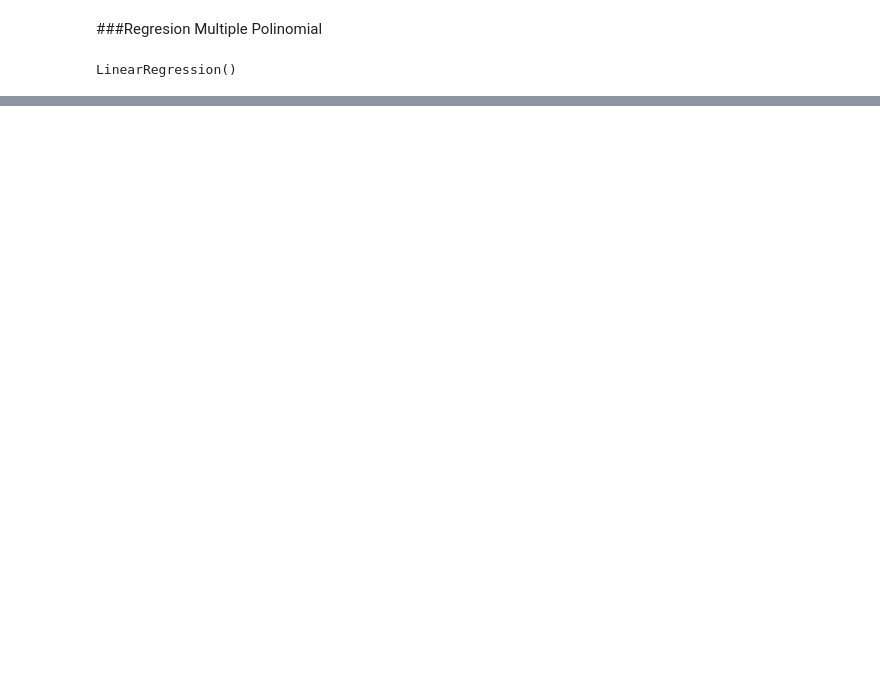
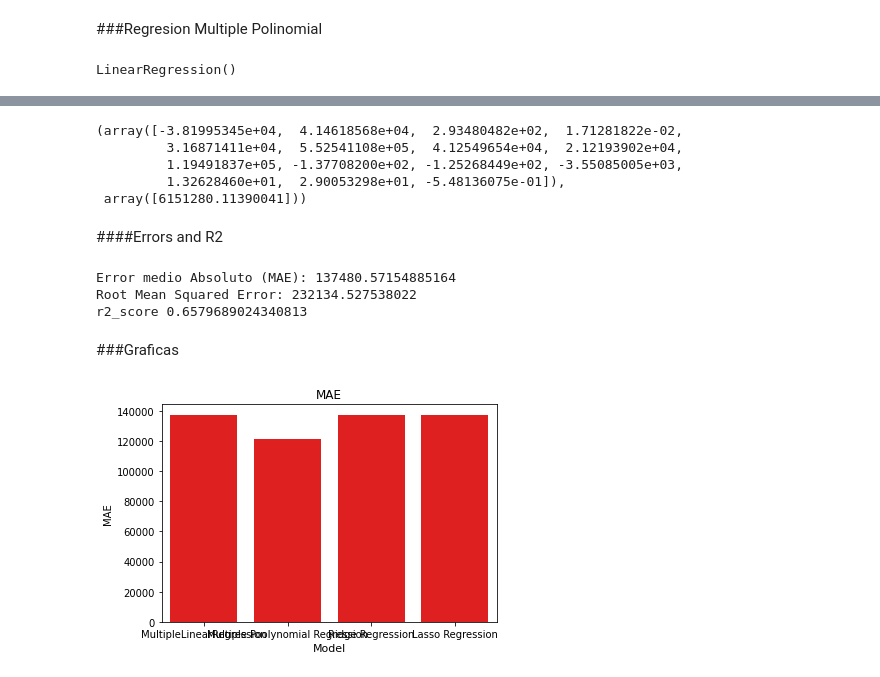
Before and after one commit to PosgradoMNA/actividades-de-aprendizaje-rafaelsangarcia, a Jupyter notebook: Semana9/Actividad/Regresion_lineal_polinomial_A01182780.ipynb, the cells around one changed output, grey strips where cells are left out. Cells and saved outputs as stored; diff of their text form; code cells hidden in the pictures; blank space fills up the shorter version.

```diff
--- a/Semana9/Actividad/Regresion_lineal_polinomial_A01182780.ipynb
+++ b/Semana9/Actividad/Regresion_lineal_polinomial_A01182780.ipynb
@@ -819,0 +931,11 @@ LinearRegression()
+# %%
+from sklearn import metrics
+from sklearn.metrics import r2_score
+
+print('Error medio Absoluto (MAE):', metrics.mean_absolute_error(y_test, yhat_Ridge_reg))
+print('Root Mean Squared Error:', np.sqrt(metrics.mean_squared_error(y_test, yhat_Ridge_reg)))
+print('r2_score',r2_score(y_test, yhat_Ridge_reg))
+listErrors.append({"Model": "Ridge Regression",
+                      "MAE":metrics.mean_absolute_error(y_test, yhat_Ridge_reg),
+                      "RMSE":np.sqrt(metrics.mean_squared_error(y_test, yhat_Ridge_reg)),
+                      "R2":r2_score(y_test, yhat_Ridge_reg)} )
@@ -819,0 +948,5 @@ LinearRegression()
+# %%
+from sklearn.linear_model import Lasso
+
+lasso_reg = Lasso(fit_intercept=True)
+lasso_reg.fit(X_train, y_train)
@@ -819,0 +957,39 @@ LinearRegression()
+# %%
+lasso_reg.coef_, lasso_reg.intercept_
+# %% [output]
+(array([-3.81995345e+04,  4.14618568e+04,  2.93480482e+02,  1.71281822e-02,
+         3.16871411e+04,  5.52541108e+05,  4.12549654e+04,  2.12193902e+04,
+         1.19491837e+05, -1.37708200e+02, -1.25268449e+02, -3.55085005e+03,
+         1.32628460e+01,  2.90053298e+01, -5.48136075e-01]),
+ array([6151280.11390041]))
+# %% [markdown]
+####Errors and R2
+# %%
+yhat_Lasso_reg = lasso_reg.predict(X_test)
+# %%
+from sklearn import metrics
+from sklearn.metrics import r2_score
+
+print('Error medio Absoluto (MAE):', metrics.mean_absolute_error(y_test, yhat_Lasso_reg))
+print('Root Mean Squared Error:', np.sqrt(metrics.mean_squared_error(y_test, yhat_Lasso_reg)))
+print('r2_score',r2_score(y_test, yhat_Lasso_reg))
+listErrors.append({"Model": "Lasso Regression",
+                      "MAE":metrics.mean_absolute_error(y_test, yhat_Lasso_reg),
+                      "RMSE":np.sqrt(metrics.mean_squared_error(y_test, yhat_Lasso_reg)),
+                      "R2":r2_score(y_test, yhat_Lasso_reg)} )
+# %% [output]
+Error medio Absoluto (MAE): 137480.57154885164
+Root Mean Squared Error: 232134.527538022
+r2_score 0.6579689024340813
+# %% [markdown]
+###Graficas
+# %%
+import matplotlib.pyplot as plt
+import seaborn as sns
+
+df_listErrors = pd.DataFrame(listErrors)
+sns.barplot(data=df_listErrors, x='Model', y='MAE',  color = 'Red').set(title="MAE")
+plt.xlabel('Model', fontsize=11)
+plt.show()
+# %% [output]
+[figure, added]
```
Also changed, not shown: parts of 43 cells of this notebook.
